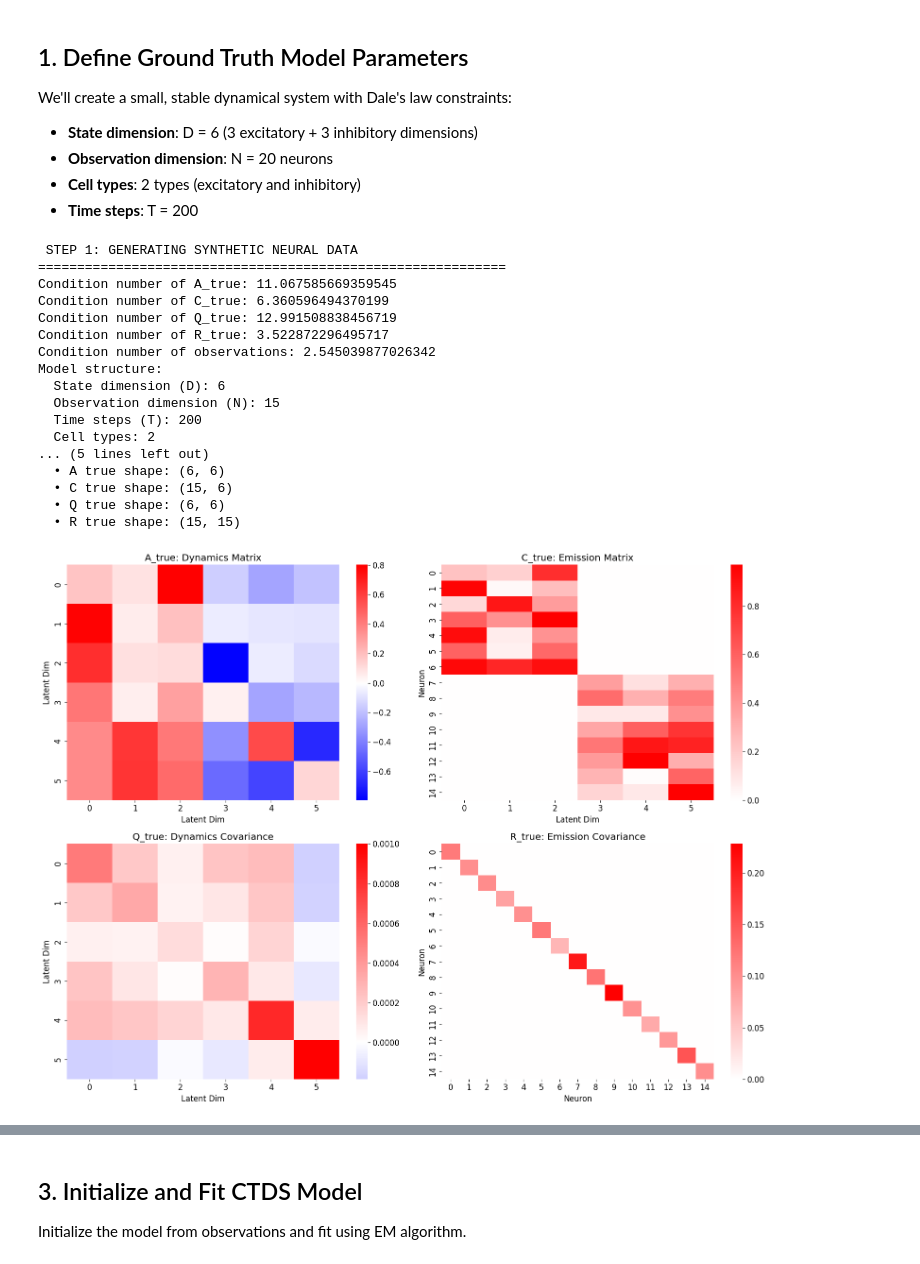
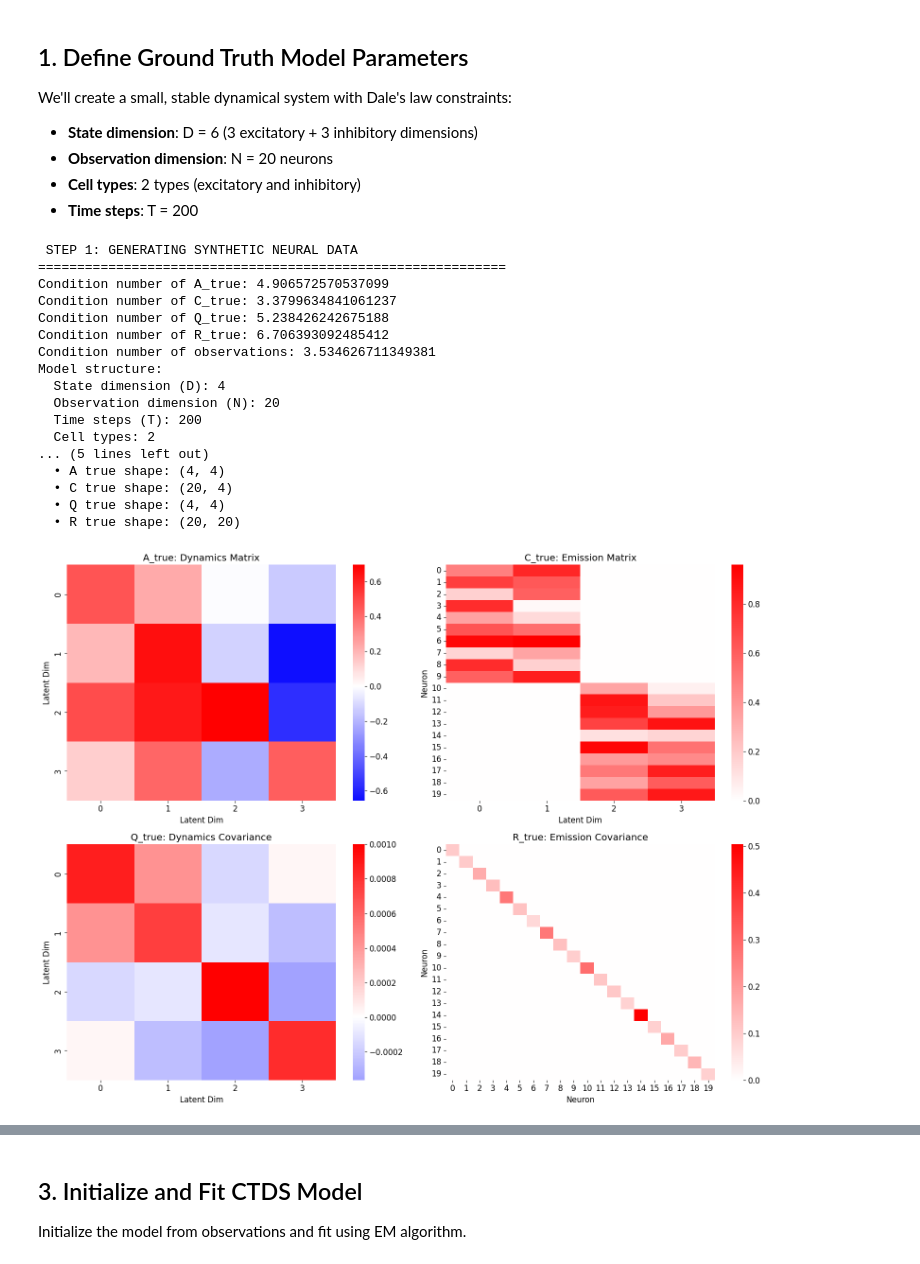
Before and after one commit to kasherri/CTDS, a Jupyter notebook: ctds_model_validation.ipynb, the cells around one changed output, grey strips where cells are left out. Drawn from its saved outputs; the diff is of its cells as text; code cells hidden in the pictures.

```diff
--- a/ctds_model_validation.ipynb
+++ b/ctds_model_validation.ipynb
@@ -75,8 +75,8 @@ We'll create a small, stable dynamical system with Dale's law constraints:
 - **Time steps**: T = 200
 # %%
 # Define dimensions and structure
-D = 6  # Total state dimension
-N = 15  # Number of observed neurons
+D = 4  # Total state dimension
+N = 20  # Number of observed neurons
 T = 200  # Number of time steps
 K = 2  # Number of cell types
 key = jr.PRNGKey(0)  # Random key for reproducibility
@@ -143,45 +143,45 @@ axes[0, 0].set_title('A_true: Dynamics Matrix')
 axes[0, 0].set_xlabel('Latent Dim')
 axes[0, 0].set_ylabel('Latent Dim')
 
 # Visualize C_true (emission weights)
 sns.heatmap(np.array(C_true), cmap='bwr', center=0, cbar=True, ax=axes[0, 1])
 axes[0, 1].set_title('C_true: Emission Matrix')
 axes[0, 1].set_xlabel('Latent Dim')
 axes[0, 1].set_ylabel('Neuron')
 
 # Visualize Q_true (dynamics covariance)
 sns.heatmap(np.array(Q_true), cmap='bwr', center=0, cbar=True, ax=axes[1, 0])
 axes[1, 0].set_title('Q_true: Dynamics Covariance')
 axes[1, 0].set_xlabel('Latent Dim')
 axes[1, 0].set_ylabel('Latent Dim')
 
 # Visualize R_true (emission covariance)
 sns.heatmap(np.array(R_true), cmap='bwr', center=0, cbar=True, ax=axes[1, 1])
 axes[1, 1].set_title('R_true: Emission Covariance')
 axes[1, 1].set_xlabel('Neuron')
 axes[1, 1].set_ylabel('Neuron')
 
 plt.tight_layout()
 plt.show()
 # %% [output]
  STEP 1: GENERATING SYNTHETIC NEURAL DATA
 ============================================================
-Condition number of A_true: 11.067585669359545
-Condition number of C_true: 6.360596494370199
-Condition number of Q_true: 12.991508838456719
-Condition number of R_true: 3.522872296495717
-Condition number of observations: 2.545039877026342
+Condition number of A_true: 4.906572570537099
+Condition number of C_true: 3.3799634841061237
+Condition number of Q_true: 5.238426242675188
+Condition number of R_true: 6.706393092485412
+Condition number of observations: 3.534626711349381
 Model structure:
-  State dimension (D): 6
-  Observation dimension (N): 15
+  State dimension (D): 4
+  Observation dimension (N): 20
   Time steps (T): 200
   Cell types: 2
 ... (5 lines left out)
-  • A true shape: (6, 6)
-  • C true shape: (15, 6)
-  • Q true shape: (6, 6)
-  • R true shape: (15, 15)
+  • A true shape: (4, 4)
+  • C true shape: (20, 4)
+  • Q true shape: (4, 4)
+  • R true shape: (20, 20)
-[figure, old version]
+[figure, new version]
 # %%
 # Generate datasets from CTDS model using ground truth parameters
 print(" STEP 1b: GENERATING DATASETS FROM CTDS MODEL")
```
Also changed, not shown: parts of 13 cells of this notebook, 5 other files.
